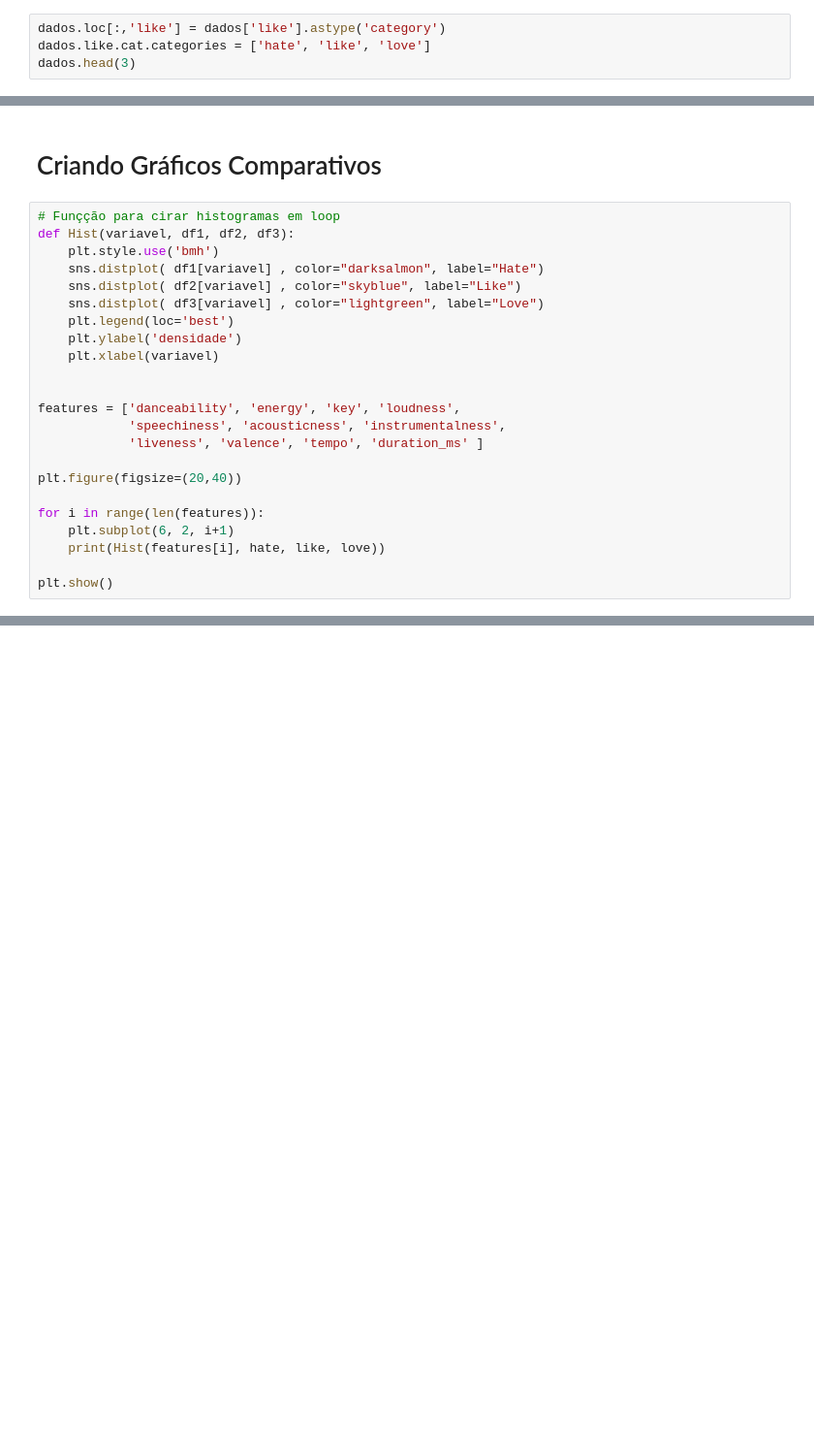
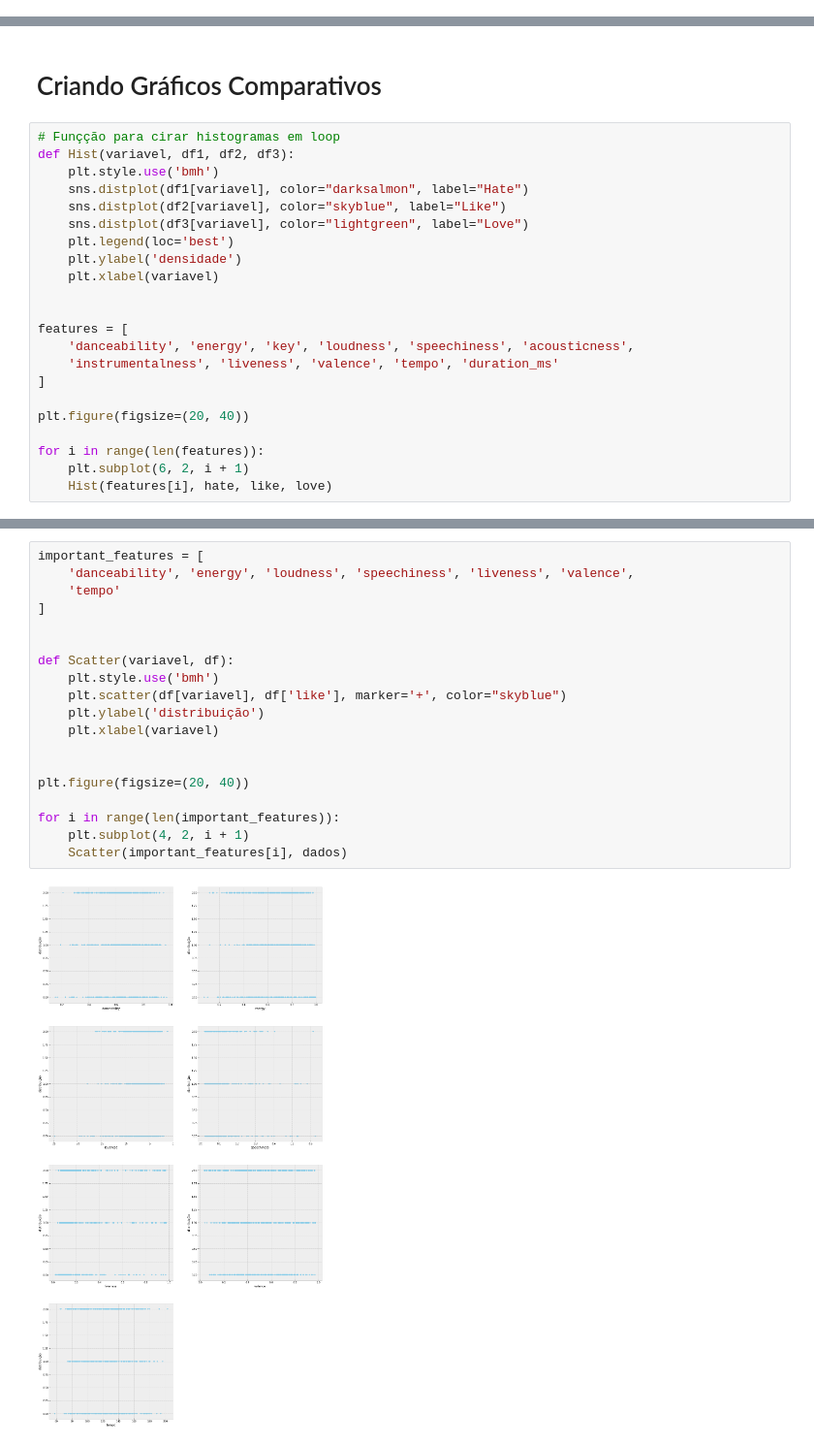
Before and after one commit to leonardodma/Projeto2_Cdados, a Jupyter notebook: classificacao_spotify(2).ipynb, the cells around one changed output, grey strips where cells are left out. Shown: that part at 97% size. Cells and saved outputs as stored; diff of their text form; blank space fills up the shorter version.

Commit message:
scatter

```diff
--- a/classificacao_spotify(2).ipynb
+++ b/classificacao_spotify(2).ipynb
@@ -26,7 +26,3 @@ dados.head(5)
 | 2 | Sentimento Bom | 0 | 0.780 | 0.607 | 9 | -6.440 | 1 | 0.0864 | 0.2060 | ... |
 | 3 | All Star | 2 | 0.512 | 0.391 | 9 | -10.400 | 1 | 0.0492 | 0.8890 | ... |
 | 4 | Contrato de RenovaÃ§Ã£o - Ao Vivo | 1 | 0.577 | 0.752 | 9 | -7.447 | 1 | 0.0654 | 0.7290 | ... |
-# %%
-dados.loc[:,'like'] = dados['like'].astype('category')
-dados.like.cat.categories = ['hate', 'like', 'love']
-dados.head(3)
@@ -52,23 +43,22 @@ love = dados.loc[dados['like'] == 'love', :]
 # Funçção para cirar histogramas em loop
 def Hist(variavel, df1, df2, df3):
     plt.style.use('bmh')
-    sns.distplot( df1[variavel] , color="darksalmon", label="Hate")
-    sns.distplot( df2[variavel] , color="skyblue", label="Like")
-    sns.distplot( df3[variavel] , color="lightgreen", label="Love")
+    sns.distplot(df1[variavel], color="darksalmon", label="Hate")
+    sns.distplot(df2[variavel], color="skyblue", label="Like")
+    sns.distplot(df3[variavel], color="lightgreen", label="Love")
     plt.legend(loc='best')
     plt.ylabel('densidade')
     plt.xlabel(variavel)
 
 
-features = ['danceability', 'energy', 'key', 'loudness',
-            'speechiness', 'acousticness', 'instrumentalness',
-            'liveness', 'valence', 'tempo', 'duration_ms' ]
+features = [
+    'danceability', 'energy', 'key', 'loudness', 'speechiness', 'acousticness',
+    'instrumentalness', 'liveness', 'valence', 'tempo', 'duration_ms'
+]
 
-plt.figure(figsize=(20,40))
+plt.figure(figsize=(20, 40))
 
 for i in range(len(features)):
-    plt.subplot(6, 2, i+1)
-    print(Hist(features[i], hate, like, love))
-
-plt.show()
+    plt.subplot(6, 2, i + 1)
+    Hist(features[i], hate, like, love)
 # %% [output]
@@ -86,0 +80,21 @@ None
+# %%
+important_features = [
+    'danceability', 'energy', 'loudness', 'speechiness', 'liveness', 'valence',
+    'tempo'
+]
+
+
+def Scatter(variavel, df):
+    plt.style.use('bmh')
+    plt.scatter(df[variavel], df['like'], marker='+', color="skyblue")
+    plt.ylabel('distribuição')
+    plt.xlabel(variavel)
+
+
+plt.figure(figsize=(20, 40))
+
+for i in range(len(important_features)):
+    plt.subplot(4, 2, i + 1)
+    Scatter(important_features[i], dados)
+# %% [output]
+[figure, added]
```
Also changed, not shown: parts of 7 cells of this notebook.
